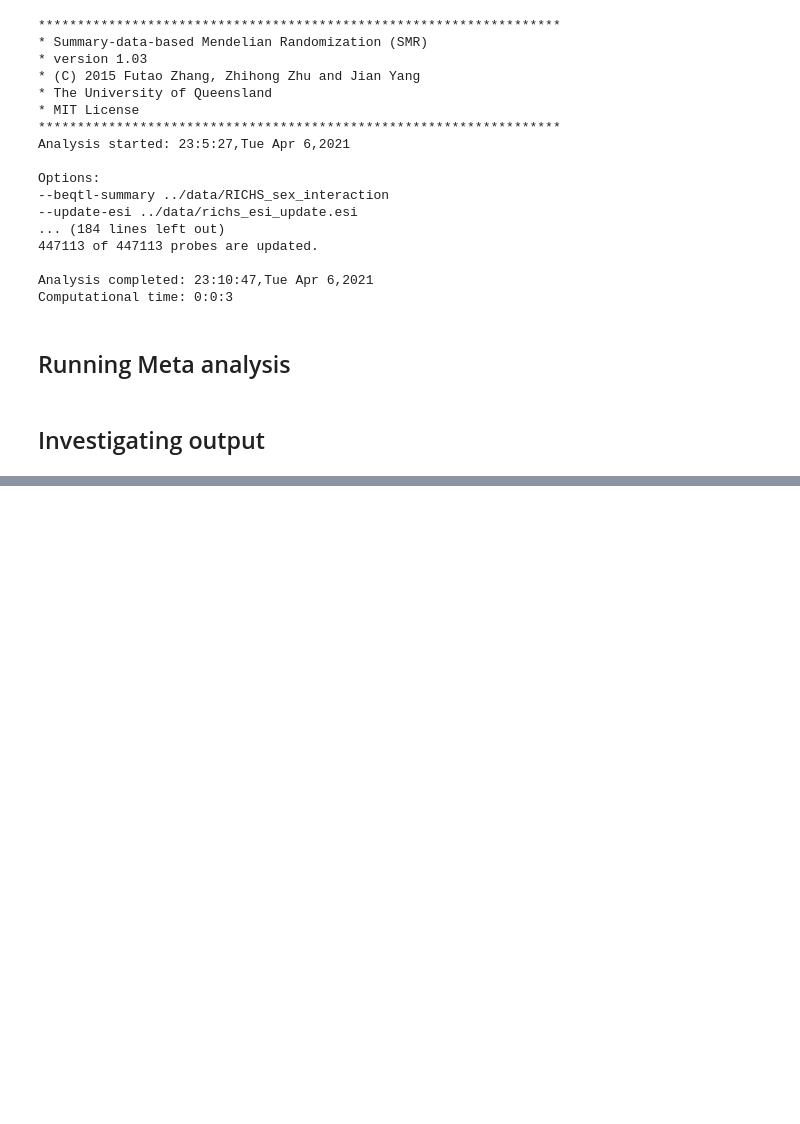
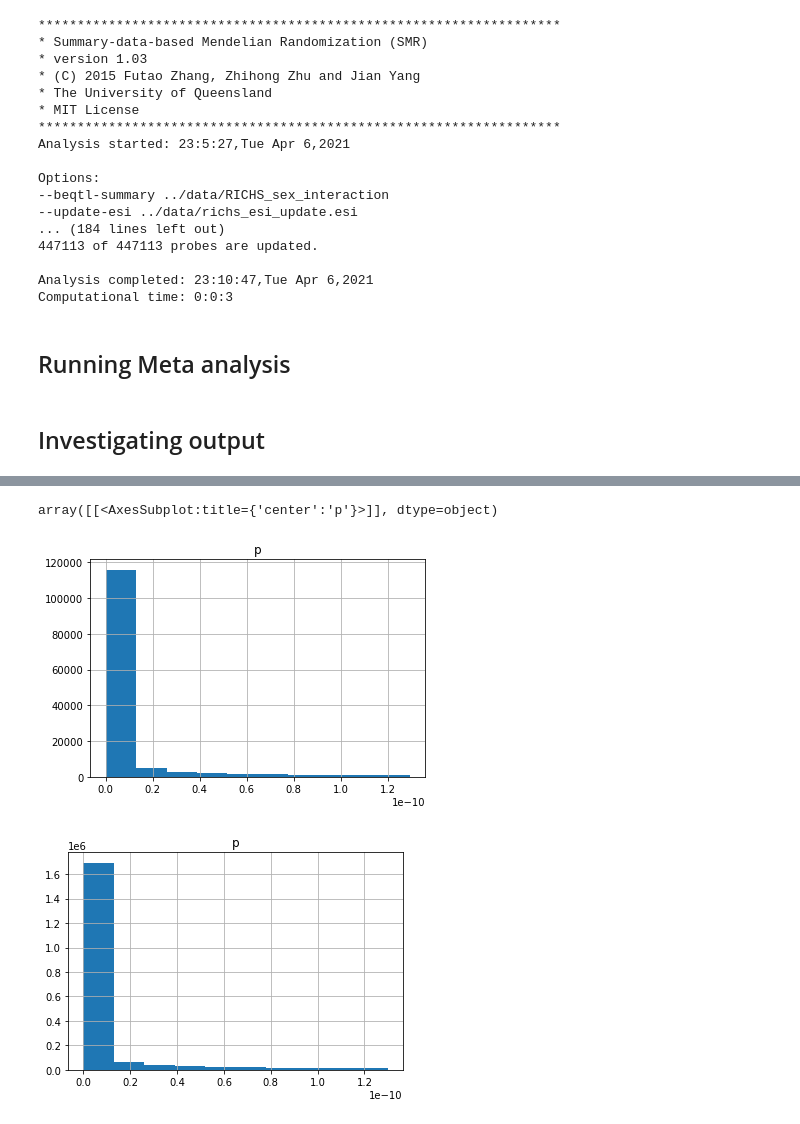
Before and after one commit to wilcas/sex_specific_mQTL, a Jupyter notebook: delahaye_mQTL_analyses/mQTL_meta_analysis.ipynb, the cells around one changed output, grey strips where cells are left out. Cells and saved outputs as stored; diff of their text form; code cells hidden in the pictures; blank space fills up the shorter version.

```diff
--- a/delahaye_mQTL_analyses/mQTL_meta_analysis.ipynb
+++ b/delahaye_mQTL_analyses/mQTL_meta_analysis.ipynb
@@ -184,0 +192,9 @@ smr_Linux --besd-flist "/scratch/st-dennisjk-1/wcasazza/sex_specific_mQTL/data/b
+# %%
+marginal = dd.read_csv("../data/delahaye_richs_marginal_mecs.txt", sep='\s+')
+sex_interaction = dd.read_csv("../data/delahaye_richs_sex_interaction_mecs.txt", sep='\s+')
+# %%
+marginal_fdr = multipletests(marginal.p,method = 'fdr_bh')
+sex_interaction_fdr = multipletests(sex_interaction.p,method = 'fdr_bh')
+
+marginal.set_index('p')
+sex_interaction.set_index('p')
@@ -184,0 +211,21 @@ smr_Linux --besd-flist "/scratch/st-dennisjk-1/wcasazza/sex_specific_mQTL/data/b
+# %%
+marginal_sig = marginal[marginal.p < marginal_fdr[3]].compute()
+sex_interaction_sig = sex_interaction[sex_interaction.p < sex_interaction_fdr[3]].compute()
+
+marginal_sig['FDR'] = pd.Series(marginal_fdr[1][marginal_fdr[0]])
+sex_interaction_sig['FDR'] = pd.Series(sex_interaction_fdr[1][sex_interaction_fdr[0]])
+
+marginal_sig.to_csv("../data/delahaye_richs_marginal_mecs_sig.txt", sep='\t', index=False)
+sex_interaction_sig.to_csv("../data/delahaye_richs_sex_interaction_mecs_sig.txt", sep='\t', index=False)
+# %%
+if not "marginal_sig" in vars():
+    marginal_sig = pd.read_csv("../data/delahaye_richs_marginal_mecs_sig.txt", sep = '\t')
+
+if not "sex_interaction_sig" in vars():
+    sex_interaction_sig = pd.read_csv("../data/delahaye_richs_sex_interaction_mecs_sig.txt", sep = '\t')
+sex_interaction_sig.hist('p')
+marginal_sig.hist('p')
+# %% [output]
+array([[<AxesSubplot:title={'center':'p'}>]], dtype=object)
+[figure, added]
+[figure, added]
```
Also changed, not shown: parts of 4 cells of this notebook, 1 other file.
